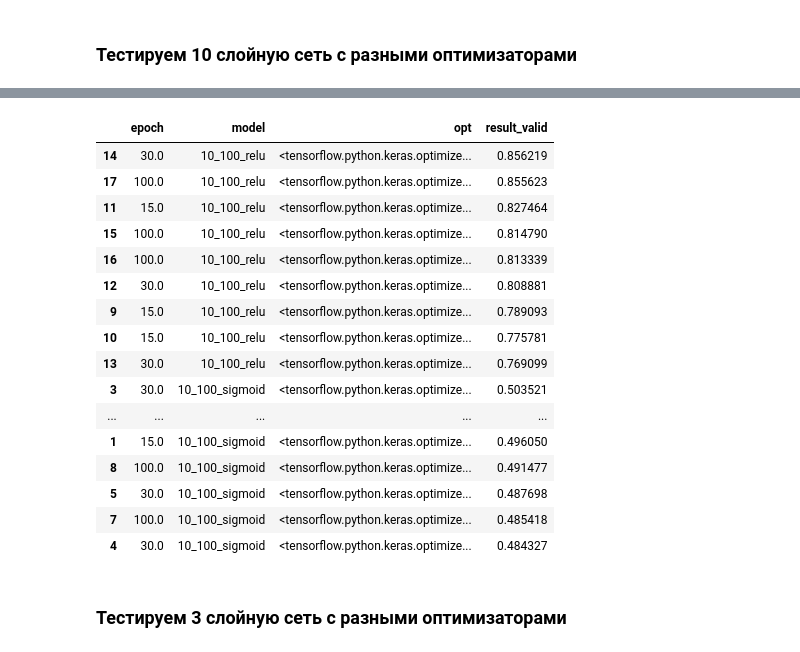
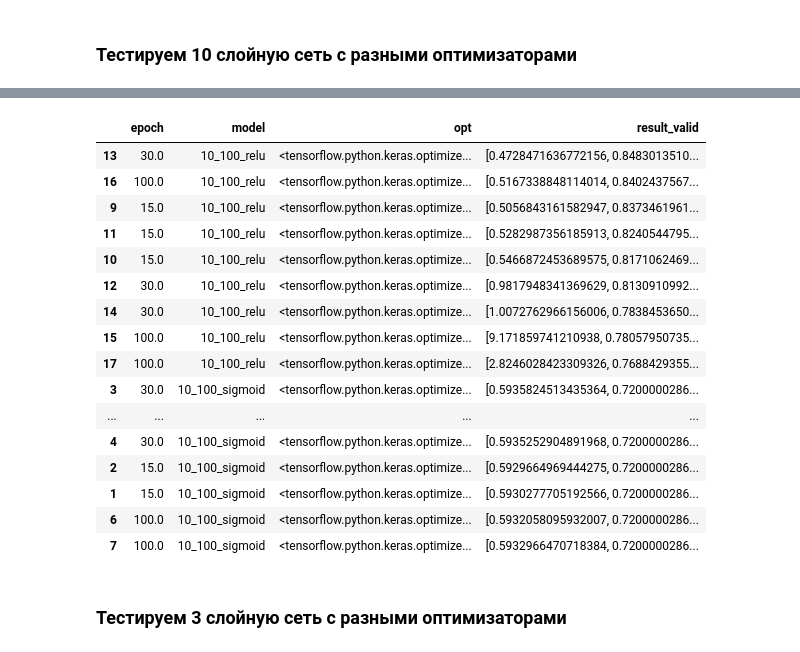
Before and after one commit to Vitalylqw/Neural_network, a Jupyter notebook: hw_2_3.ipynb, the cells around one changed output, grey strips where cells are left out. Cells and saved outputs as stored; diff of their text form; code cells hidden in the pictures.

```diff
--- a/hw_2_3.ipynb
+++ b/hw_2_3.ipynb
@@ -231,7 +246,6 @@ for epoh in [15,30,50,100,300]:
     params['epochs']=epoh
     for model in models:
         model[0].set_weights(model[1])
-        answer = make_cross_validation_classif_multi_n(X_train, y_train,model[0],\
-                                roc_auc_score,cv_strategy,print_is =False,params=params)[1]
+        answer = train_model_result(model[0], data,params)[1]
         result = result.append({'model':model[0].name,'epoch':epoh,'result_valid':answer},ignore_index=True)
 # %% [output]
@@ -276,7 +306,6 @@ for n_nueron in range(10,N+1,50):
         for epoh in [15,30,100]:
             model_level_2.set_weights(a)
             params['epochs']=epoh
-            answer = make_cross_validation_classif_multi_n(X_train, y_train,model_level_2,\
-                                roc_auc_score,cv_strategy,print_is =False,params=params)[1]
+            answer = train_model_result(model_level_2, data,params)[1]
             result2 = result2.append({'model':model_level_2.name,'epoch':epoh,'result_valid':answer},ignore_index=True)
 # %% [output]
@@ -314,8 +359,7 @@ for fun in['sigmoid','relu']:
                               loss='categorical_crossentropy',
                               metrics=[keras.metrics.AUC()])
                 model.set_weights(a)
-                answer = make_cross_validation_classif_multi_n(X_train, y_train,model,\
-                                roc_auc_score,cv_strategy,print_is =False,params=params)[1]
+                answer = train_model_result(model, data,params)[1]
                 ful_result = ful_result.append({'model':model.name,\
                                              'epoch':epoh,
                                               'opt':opt,
@@ -347,8 +427,7 @@ for fun in['sigmoid','relu']:
                               loss='categorical_crossentropy',
                               metrics=[keras.metrics.AUC()])
                 model.set_weights(a)
-                answer = make_cross_validation_classif_multi_n(X_train, y_train,model,\
-                                roc_auc_score,cv_strategy,print_is =False,params=params)[1]
+                answer = train_model_result(model, data,params)[1]
                 ful_result2 = ful_result2.append({'model':model.name,\
                                              'epoch':epoh,
                                               'opt':opt,
@@ -356,24 +453,24 @@ for fun in['sigmoid','relu']:
 # %%
-ful_result2.sort_values('result_valid',ascending=False,inplace=True)
+ful_result2.sort_values('result_valid',ascending=False,inplace=True,key = lambda x :x.apply(lambda y: y[1]))
 ful_result2
 # %% [output]
 |  | epoch | model | opt | result_valid |
-| 14 | 30.0 | 10_100_relu | <tensorflow.python.keras.optimize... | 0.856219 |
-| 17 | 100.0 | 10_100_relu | <tensorflow.python.keras.optimize... | 0.855623 |
-| 11 | 15.0 | 10_100_relu | <tensorflow.python.keras.optimize... | 0.827464 |
-| 15 | 100.0 | 10_100_relu | <tensorflow.python.keras.optimize... | 0.814790 |
-| 16 | 100.0 | 10_100_relu | <tensorflow.python.keras.optimize... | 0.813339 |
-| 12 | 30.0 | 10_100_relu | <tensorflow.python.keras.optimize... | 0.808881 |
-| 9 | 15.0 | 10_100_relu | <tensorflow.python.keras.optimize... | 0.789093 |
-| 10 | 15.0 | 10_100_relu | <tensorflow.python.keras.optimize... | 0.775781 |
-| 13 | 30.0 | 10_100_relu | <tensorflow.python.keras.optimize... | 0.769099 |
-| 3 | 30.0 | 10_100_sigmoid | <tensorflow.python.keras.optimize... | 0.503521 |
+| 13 | 30.0 | 10_100_relu | <tensorflow.python.keras.optimize... | [0.4728471636772156, 0.8483013510... |
+| 16 | 100.0 | 10_100_relu | <tensorflow.python.keras.optimize... | [0.5167338848114014, 0.8402437567... |
+| 9 | 15.0 | 10_100_relu | <tensorflow.python.keras.optimize... | [0.5056843161582947, 0.8373461961... |
+| 11 | 15.0 | 10_100_relu | <tensorflow.python.keras.optimize... | [0.5282987356185913, 0.8240544795... |
+| 10 | 15.0 | 10_100_relu | <tensorflow.python.keras.optimize... | [0.5466872453689575, 0.8171062469... |
+| 12 | 30.0 | 10_100_relu | <tensorflow.python.keras.optimize... | [0.9817948341369629, 0.8130910992... |
+| 14 | 30.0 | 10_100_relu | <tensorflow.python.keras.optimize... | [1.0072762966156006, 0.7838453650... |
+| 15 | 100.0 | 10_100_relu | <tensorflow.python.keras.optimize... | [9.171859741210938, 0.78057950735... |
+| 17 | 100.0 | 10_100_relu | <tensorflow.python.keras.optimize... | [2.8246028423309326, 0.7688429355... |
+| 3 | 30.0 | 10_100_sigmoid | <tensorflow.python.keras.optimize... | [0.5935824513435364, 0.7200000286... |
 | ... | ... | ... | ... | ... |
-| 1 | 15.0 | 10_100_sigmoid | <tensorflow.python.keras.optimize... | 0.496050 |
-| 8 | 100.0 | 10_100_sigmoid | <tensorflow.python.keras.optimize... | 0.491477 |
-| 5 | 30.0 | 10_100_sigmoid | <tensorflow.python.keras.optimize... | 0.487698 |
-| 7 | 100.0 | 10_100_sigmoid | <tensorflow.python.keras.optimize... | 0.485418 |
-| 4 | 30.0 | 10_100_sigmoid | <tensorflow.python.keras.optimize... | 0.484327 |
+| 4 | 30.0 | 10_100_sigmoid | <tensorflow.python.keras.optimize... | [0.5935252904891968, 0.7200000286... |
+| 2 | 15.0 | 10_100_sigmoid | <tensorflow.python.keras.optimize... | [0.5929664969444275, 0.7200000286... |
+| 1 | 15.0 | 10_100_sigmoid | <tensorflow.python.keras.optimize... | [0.5930277705192566, 0.7200000286... |
+| 6 | 100.0 | 10_100_sigmoid | <tensorflow.python.keras.optimize... | [0.5932058095932007, 0.7200000286... |
+| 7 | 100.0 | 10_100_sigmoid | <tensorflow.python.keras.optimize... | [0.5932966470718384, 0.7200000286... |
 # %% [markdown]
 ### Тестируем 3 слойную сеть с разными оптимизаторами
 # %%
```
Also changed, not shown: parts of 36 cells of this notebook.
